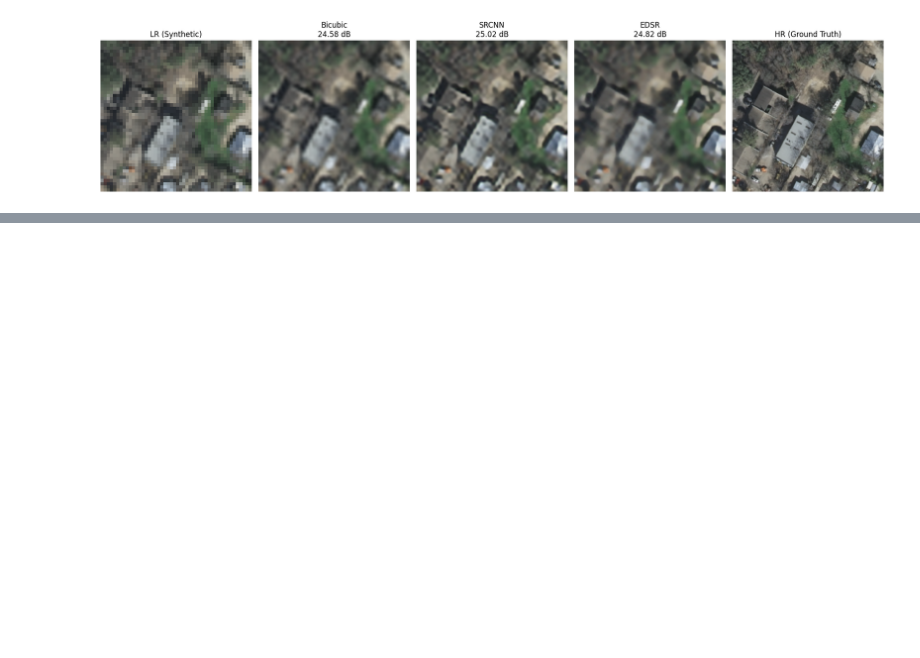
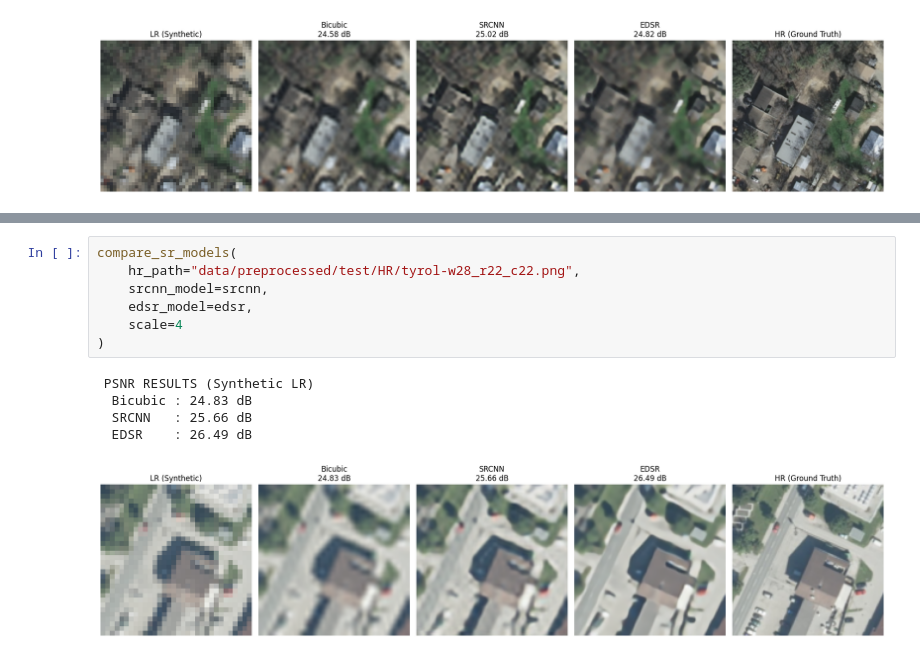
Before and after one commit to NadiYasser/Satellite_Super_Resulotion0, a Jupyter notebook: notebooks/said/test_MODELS.ipynb, the cells around one changed output, grey strips where cells are left out. Saved outputs shown, nothing was run; the diff lists cells and outputs as text; blank space fills up the shorter version.

```diff
--- a/notebooks/said/test_MODELS.ipynb
+++ b/notebooks/said/test_MODELS.ipynb
@@ -237,0 +252,13 @@ compare_sr_models(
+# %%
+compare_sr_models(
+    hr_path="data/preprocessed/test/HR/tyrol-w28_r22_c22.png",
+    srcnn_model=srcnn,
+    edsr_model=edsr,
+    scale=4
+)
+# %% [output]
+ PSNR RESULTS (Synthetic LR)
+  Bicubic : 24.83 dB
+  SRCNN   : 25.66 dB
+  EDSR    : 26.49 dB
+[figure, added]
```
Also changed, not shown: parts of 5 cells of this notebook, 4 other files.
